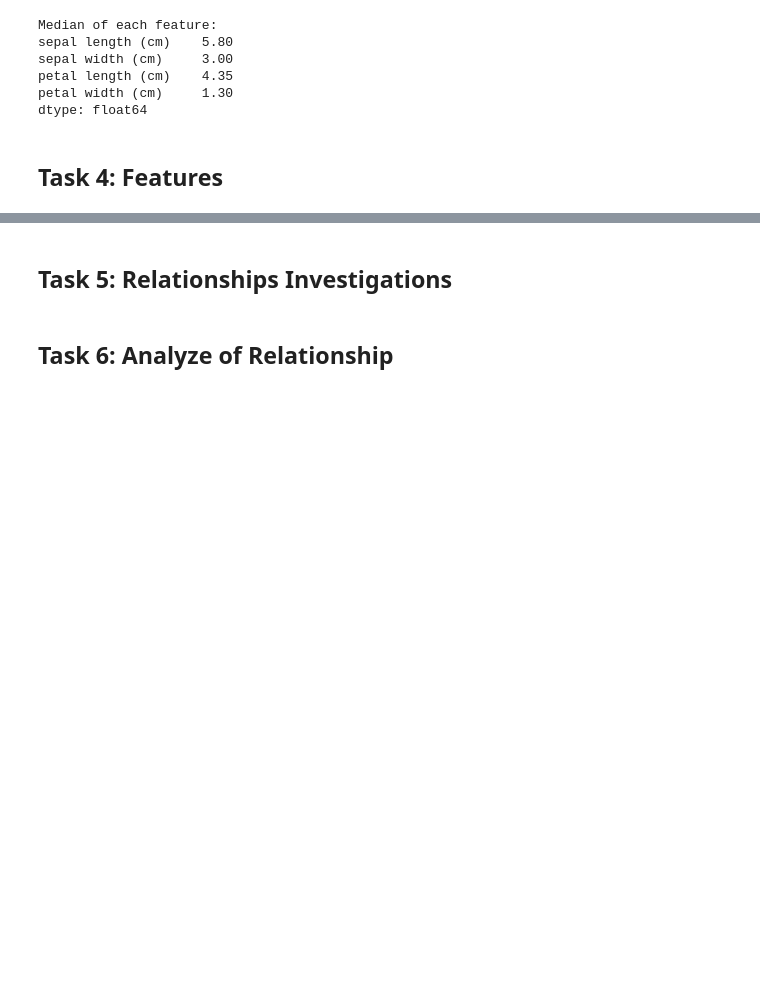
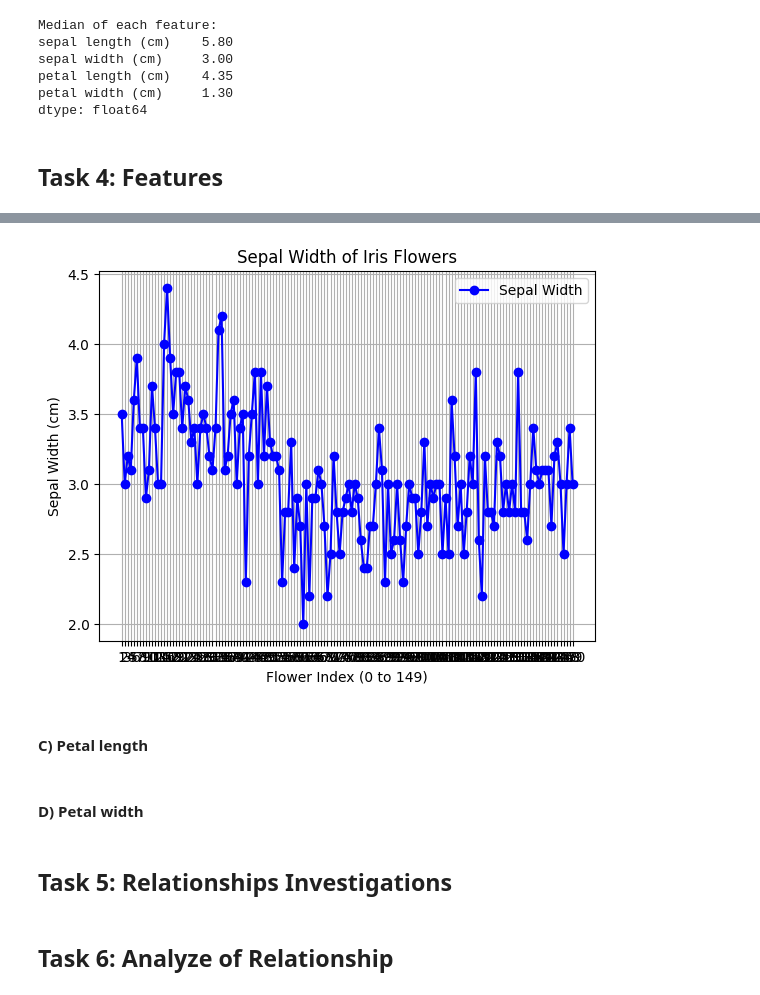
Before and after one commit to monkj24/principles_of_data_analytics, a Jupyter notebook: tasks.ipynb, the cells around one changed output, grey strips where cells are left out. Cells and saved outputs as stored; diff of their text form; code cells hidden in the pictures; blank space fills up the shorter version.

```diff
--- a/tasks.ipynb
+++ b/tasks.ipynb
@@ -192,0 +261,14 @@ dtype: float64
+# %%
+# Plot x vs y
+
+import numpy as np
+import matplotlib.pyplot as plt
+from sklearn.datasets import load_iris
+
+# Load the Iris dataset
+iris = load_iris()
+
+sepal_width = iris.data[:, 1]
+# Show x
+x = np.arange(len(sepal_width))
+print("X (indices):", x)
@@ -193,3 +301,23 @@ dtype: float64
+# %%
+
+# Plot sepal width vs indices
+
+plt.xlabel("Flower Index (0 to 149)")
+plt.ylabel("Sepal Width (cm)")
+
+plt.title("Sepal Width of Iris Flowers")
+
+plt.xticks(x, x + 1)
+plt.plot(x, sepal_width, marker='o', linestyle='-', color='b', label='Sepal Width')
+plt.legend()
+plt.grid(True)
+plt.show()
+# %% [output]
+[figure, added]
+# %% [markdown]
+#### C) Petal length
+# %% [markdown]
+#### D) Petal width
 # %% [markdown]
 ## Task 5: Relationships Investigations
 # %% [markdown]
```
Also changed, not shown: parts of 9 cells of this notebook.
